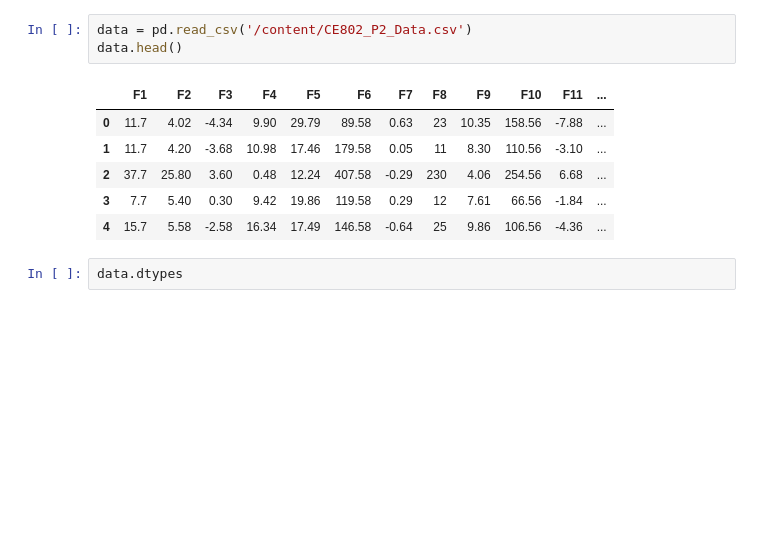
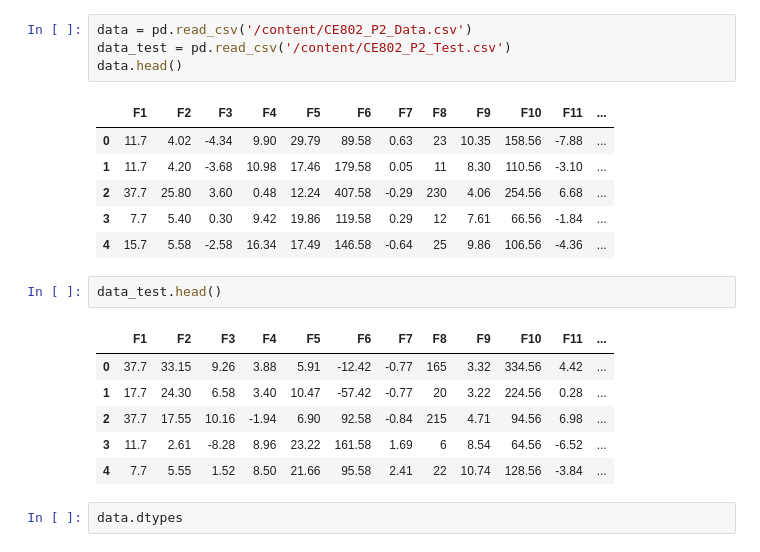
Before and after one commit to ab17254/ce802, a Jupyter notebook: CE802_P2_Notebook.ipynb, the cells around one changed output. Drawn from its saved outputs; the diff is of its cells as text; blank space fills up the shorter version.

```diff
--- a/CE802_P2_Notebook.ipynb
+++ b/CE802_P2_Notebook.ipynb
@@ -32,6 +33,7 @@ User uploaded file "CE802_P2_Data.csv" with length 119990 bytes
 User uploaded file "CE802_P2_Test.csv" with length 113062 bytes
 # %%
 data = pd.read_csv('/content/CE802_P2_Data.csv')
+data_test = pd.read_csv('/content/CE802_P2_Test.csv')
 data.head()
 # %% [output]
 |  | F1 | F2 | F3 | F4 | F5 | F6 | F7 | F8 | F9 | F10 | F11 | ... |
@@ -40,6 +42,15 @@ data.head()
 | 2 | 37.7 | 25.80 | 3.60 | 0.48 | 12.24 | 407.58 | -0.29 | 230 | 4.06 | 254.56 | 6.68 | ... |
 | 3 | 7.7 | 5.40 | 0.30 | 9.42 | 19.86 | 119.58 | 0.29 | 12 | 7.61 | 66.56 | -1.84 | ... |
 | 4 | 15.7 | 5.58 | -2.58 | 16.34 | 17.49 | 146.58 | -0.64 | 25 | 9.86 | 106.56 | -4.36 | ... |
+# %%
+data_test.head()
+# %% [output]
+|  | F1 | F2 | F3 | F4 | F5 | F6 | F7 | F8 | F9 | F10 | F11 | ... |
+| 0 | 37.7 | 33.15 | 9.26 | 3.88 | 5.91 | -12.42 | -0.77 | 165 | 3.32 | 334.56 | 4.42 | ... |
+| 1 | 17.7 | 24.30 | 6.58 | 3.40 | 10.47 | -57.42 | -0.77 | 20 | 3.22 | 224.56 | 0.28 | ... |
+| 2 | 37.7 | 17.55 | 10.16 | -1.94 | 6.90 | 92.58 | -0.84 | 215 | 4.71 | 94.56 | 6.98 | ... |
+| 3 | 11.7 | 2.61 | -8.28 | 8.96 | 23.22 | 161.58 | 1.69 | 6 | 8.54 | 64.56 | -6.52 | ... |
+| 4 | 7.7 | 5.55 | 1.52 | 8.50 | 21.66 | 95.58 | 2.41 | 22 | 10.74 | 128.56 | -3.84 | ... |
 # %%
 data.dtypes
 # %% [output]
```
Also changed, not shown: parts of 16 cells of this notebook.
